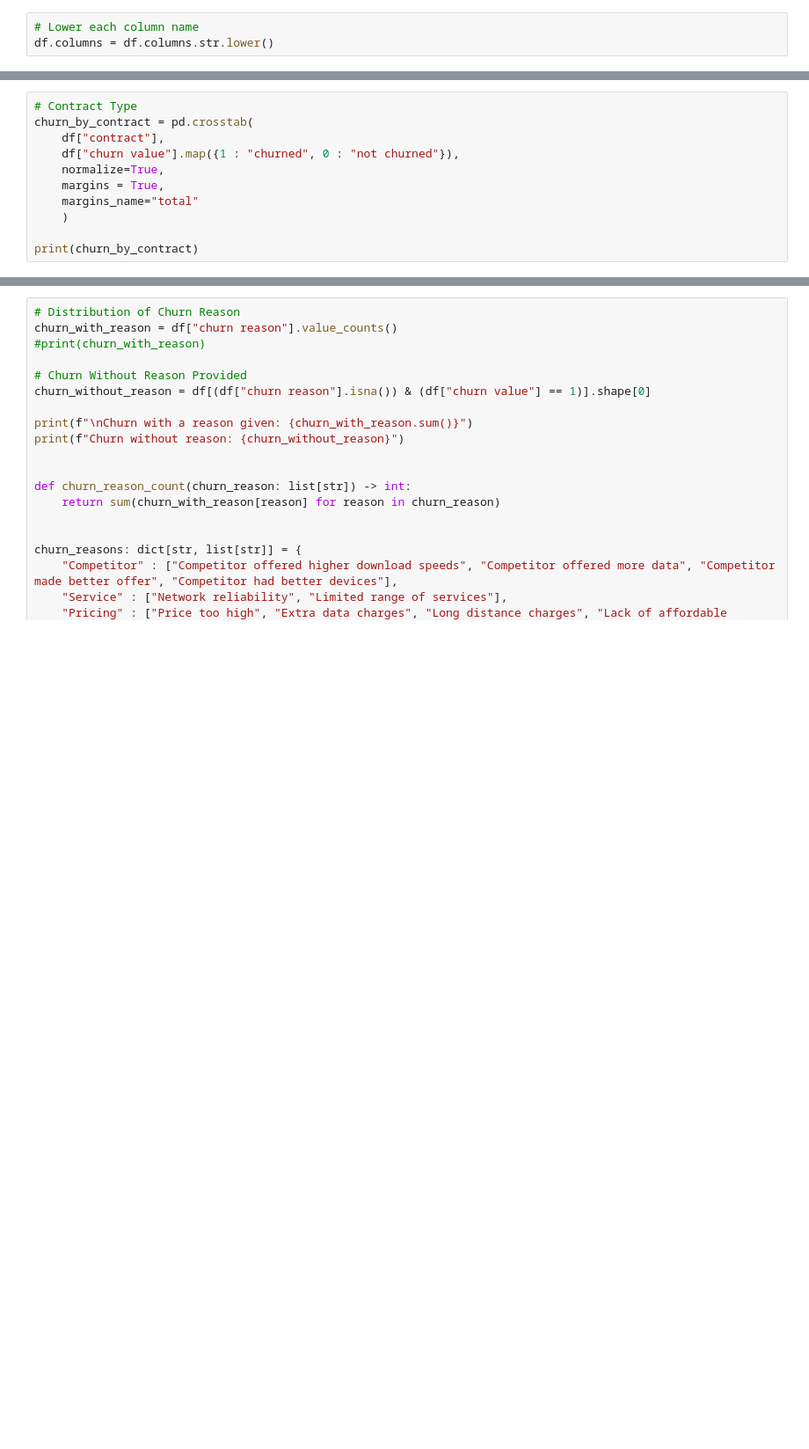
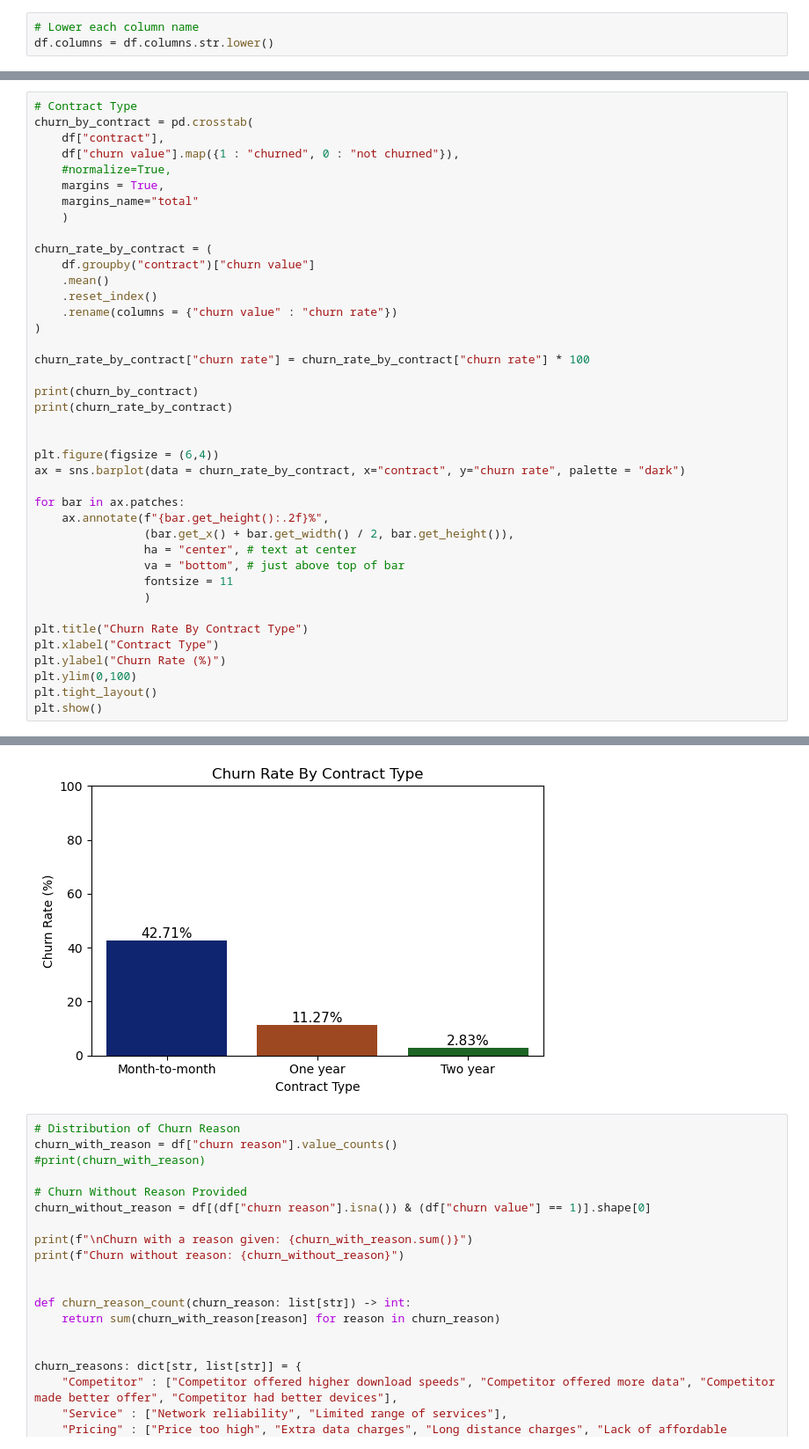
Before and after one commit to FranciszekMierzejewski/Churn-Predictor, a Jupyter notebook: notebooks/01_eda.ipynb, the cells around one changed output, grey strips where cells are left out. Shown at 88% size. Saved outputs shown, nothing was run; the diff lists cells and outputs as text; blank space fills up the shorter version.

Commit message:
Added matplotlib bar plot to customer reason for churn, and added churn rate dataframe with seaborn bar plot

```diff
--- a/notebooks/01_eda.ipynb
+++ b/notebooks/01_eda.ipynb
@@ -113,9 +96,39 @@ print(gender_summary)
 churn_by_contract = pd.crosstab(
     df["contract"],
     df["churn value"].map({1 : "churned", 0 : "not churned"}),
-    normalize=True,
+    #normalize=True,
     margins = True,
     margins_name="total"
     )
 
+churn_rate_by_contract = (
+    df.groupby("contract")["churn value"]
+    .mean()
+    .reset_index()
+    .rename(columns = {"churn value" : "churn rate"})
+)
+
+churn_rate_by_contract["churn rate"] = churn_rate_by_contract["churn rate"] * 100
+
 print(churn_by_contract)
+print(churn_rate_by_contract)
+
+
+plt.figure(figsize = (6,4))
+ax = sns.barplot(data = churn_rate_by_contract, x="contract", y="churn rate", palette = "dark")
+
+for bar in ax.patches:
+    ax.annotate(f"{bar.get_height():.2f}%",
+                (bar.get_x() + bar.get_width() / 2, bar.get_height()),
+                ha = "center", # text at center
+                va = "bottom", # just above top of bar
+                fontsize = 11
+                )
+
+plt.title("Churn Rate By Contract Type")
+plt.xlabel("Contract Type")
+plt.ylabel("Churn Rate (%)")
+plt.ylim(0,100)
+plt.tight_layout()
+plt.show()
+# %% [output]
@@ -122,3 +148,4 @@ print(churn_by_contract)
+[figure, added]
 # %%
 # Distribution of Churn Reason
 churn_with_reason = df["churn reason"].value_counts()
```
Also changed, not shown: parts of 6 cells of this notebook.
